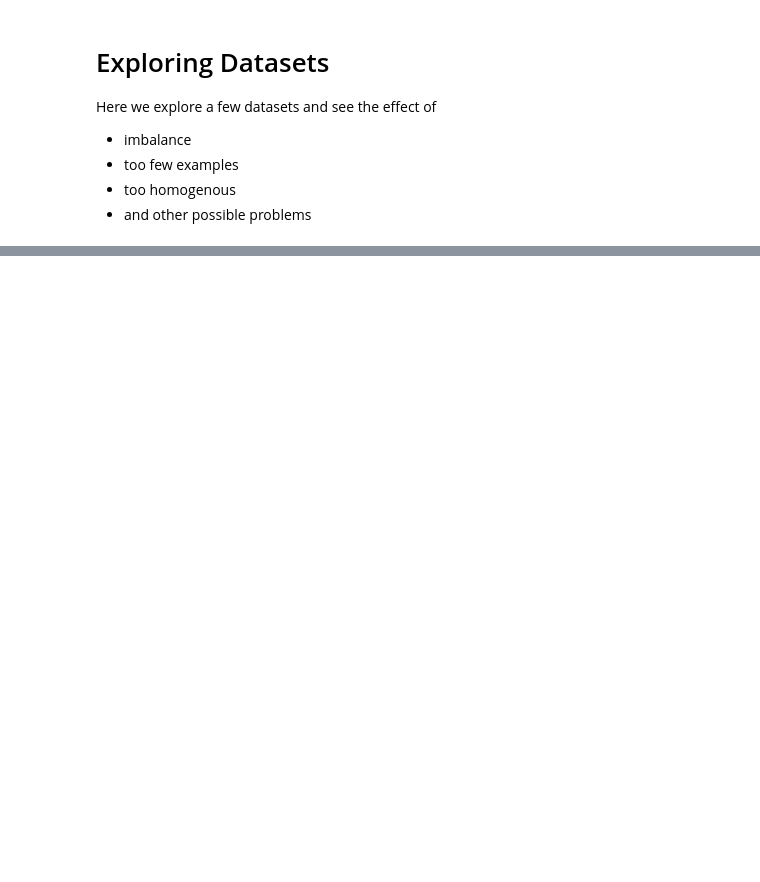
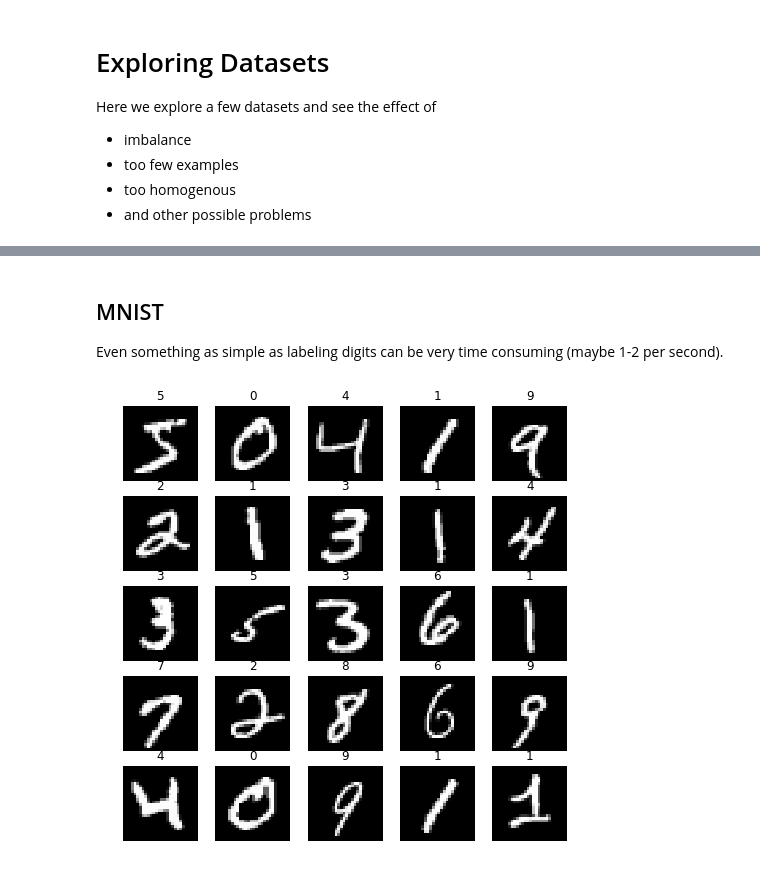
Before and after one commit to kmader/Quantitative-Big-Imaging-2019, a Jupyter notebook: Lectures/02-Datasets.ipynb, the cells around one changed output, grey strips where cells are left out. Saved outputs shown, nothing was run; the diff lists cells and outputs as text; code cells hidden in the pictures; blank space fills up the shorter version.

```diff
--- a/Lectures/02-Datasets.ipynb
+++ b/Lectures/02-Datasets.ipynb
@@ -158,0 +245,17 @@ ax2.hist(label[:64], np.arange(10));
+# %% [markdown]
+## MNIST
+Even something as simple as labeling digits can be very time consuming (maybe 1-2 per second).
+# %%
+%matplotlib inline
+from skimage.util import montage as montage2d
+from keras.datasets import mnist
+import matplotlib.pyplot as plt
+import numpy as np
+(img, label), _ = mnist.load_data()
+fig, m_axs = plt.subplots(5, 5, figsize=(8, 8))
+for c_ax, c_img, c_label in zip(m_axs.flatten(), img, label):
+    c_ax.imshow(c_img, cmap='gray')
+    c_ax.set_title(c_label)
+    c_ax.axis('off')
+# %% [output]
+[figure, added]
```
Also changed, not shown: parts of 12 cells of this notebook.
